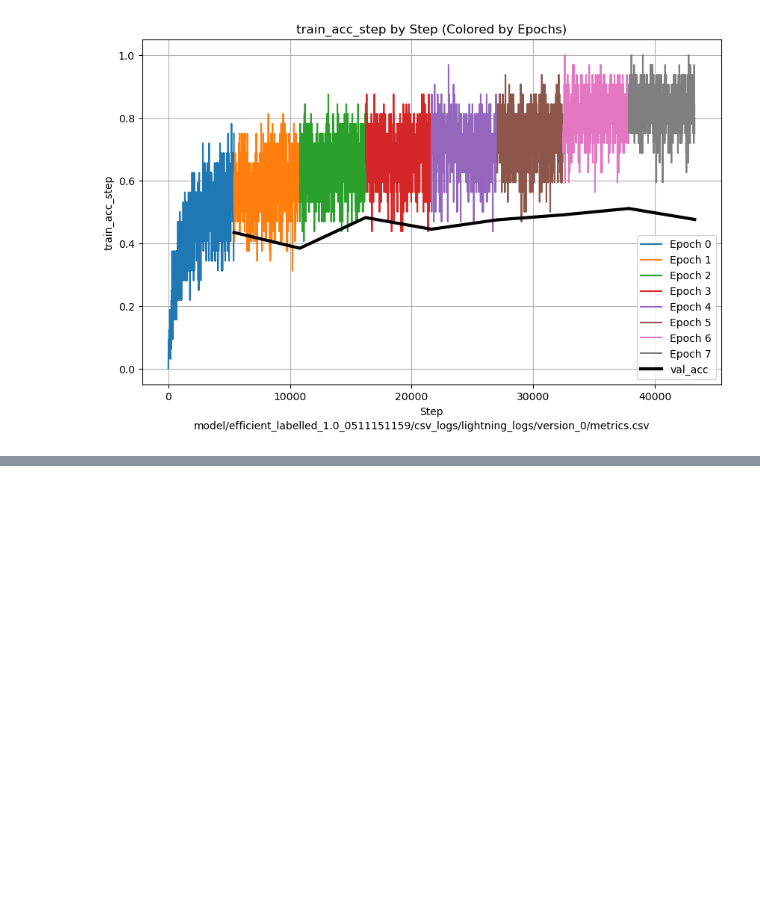
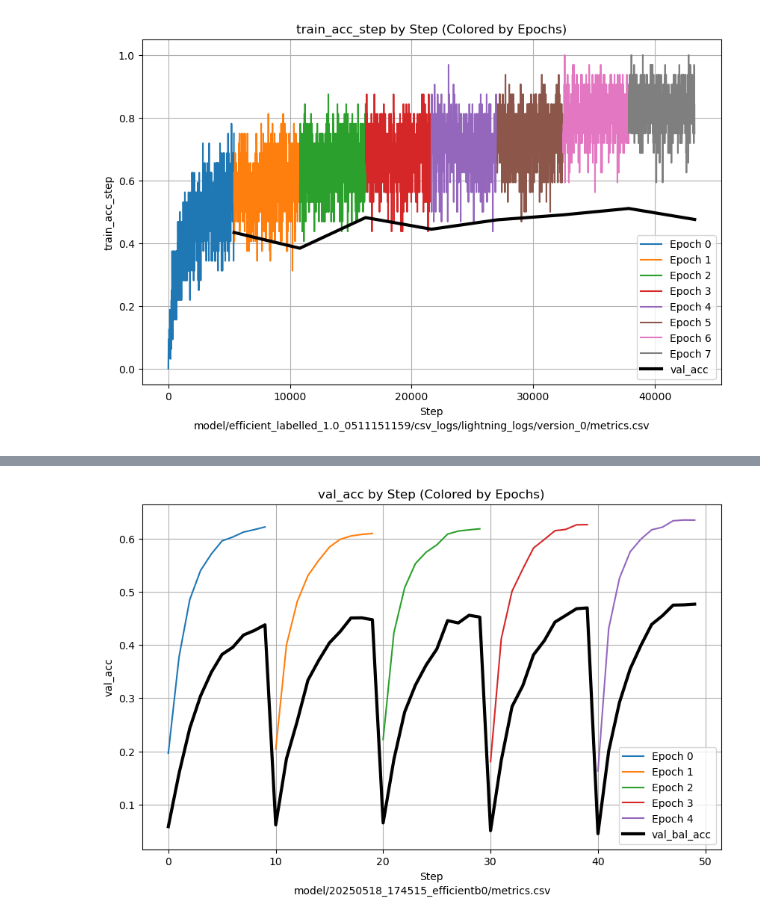
Before and after one commit to quercia-dev/birdclef2025, a Jupyter notebook: 04_Analytics.ipynb, the cells around one changed output, grey strips where cells are left out. Saved outputs shown, nothing was run; the diff lists cells and outputs as text; code cells hidden in the pictures; blank space fills up the shorter version.

```diff
--- a/04_Analytics.ipynb
+++ b/04_Analytics.ipynb
@@ -71,0 +93,4 @@ plot_column_evolution(df, 'train_acc_step', 'val_acc', file)
+# %%
+plot_column_evolution(df, 'val_acc', 'val_bal_acc', file)
+# %% [output]
+[figure, added]
```
Also changed, not shown: parts of 5 cells of this notebook.
